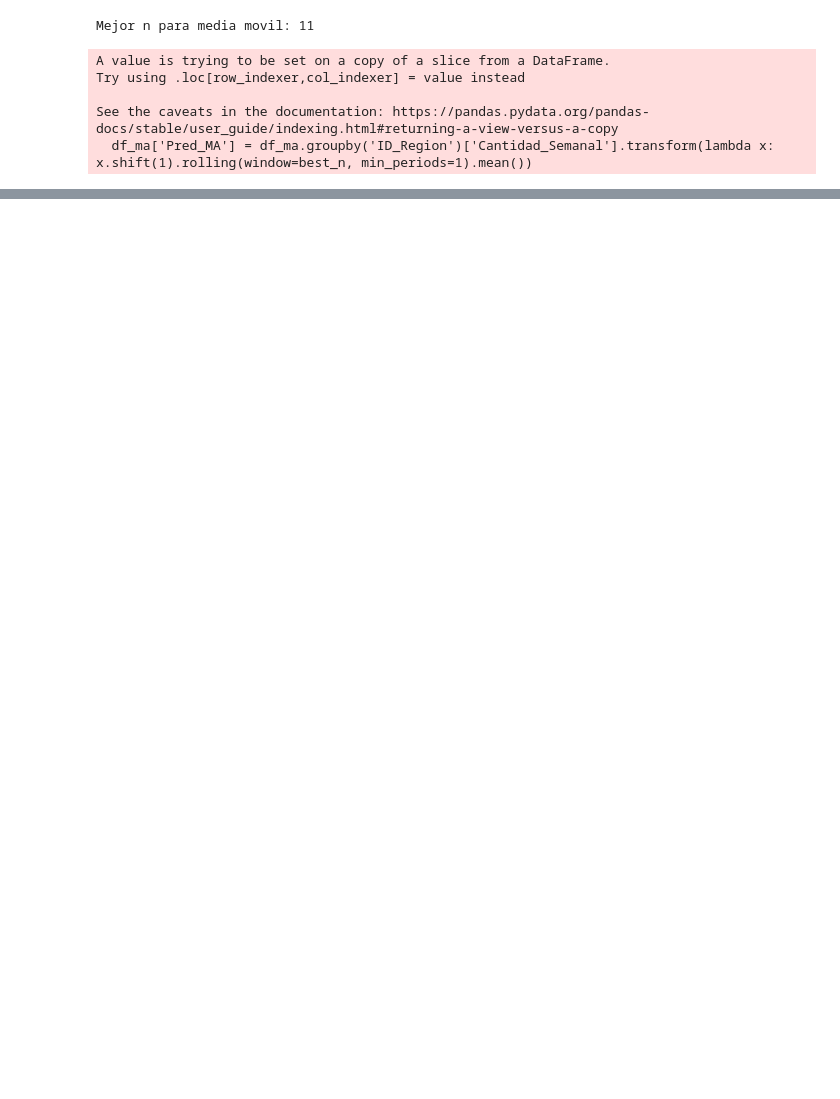
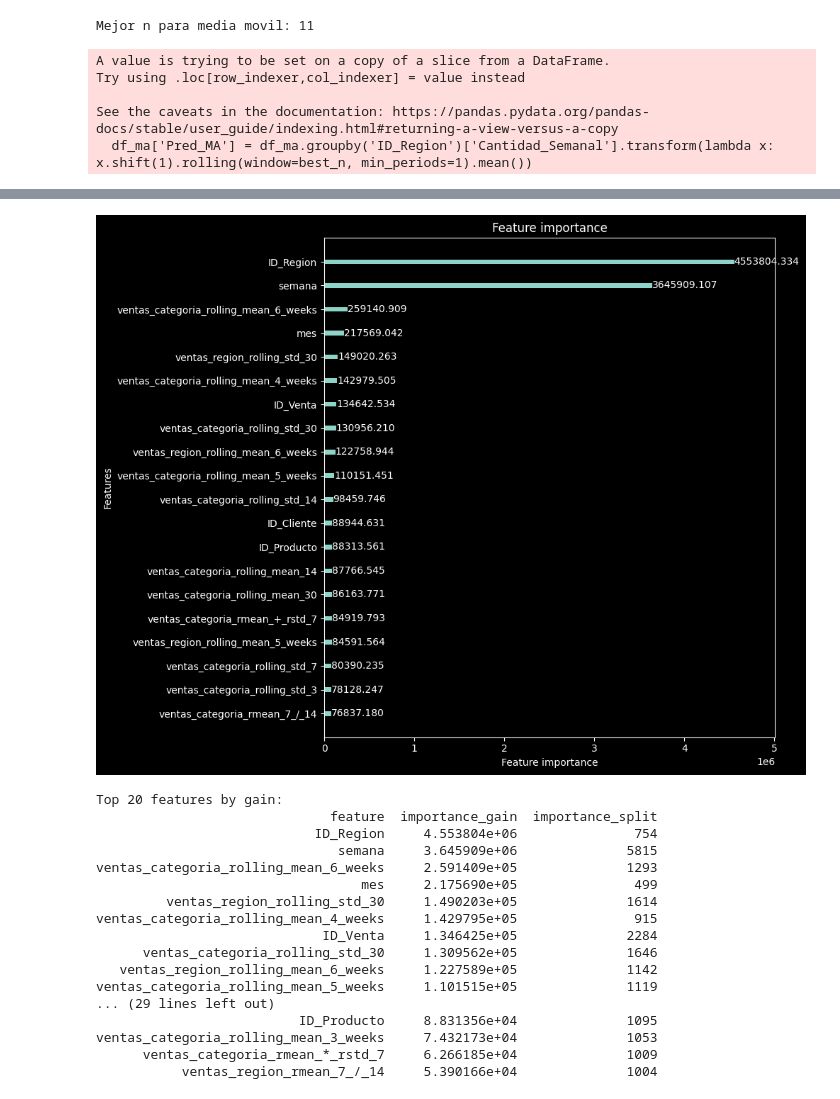
Before and after one commit to MarcosSaade/AnalisisVentas, a Jupyter notebook: notebooks/modelado-predictivo.ipynb, the cells around one changed output, grey strips where cells are left out. Saved outputs shown, nothing was run; the diff lists cells and outputs as text; code cells hidden in the pictures; blank space fills up the shorter version.

```diff
--- a/notebooks/modelado-predictivo.ipynb
+++ b/notebooks/modelado-predictivo.ipynb
@@ -244,3 +263,47 @@ for region in df['Region'].unique():
+# %%
+# Feature importance
+fig, ax = plt.subplots(figsize=(10, 8))
+lgb.plot_importance(lgbm_model, importance_type='gain', max_num_features=20, grid=False, ax=ax)
+plt.tight_layout()
+plt.savefig('../reports/images/feature_importance.png', dpi=300, bbox_inches='tight')
+plt.show()
+
+# Print LightGBM feature importances (gain and split) and SHAP importances if available
+feat_names = X_lgbm.columns
+
+imp_gain = lgbm_model.feature_importance(importance_type='gain')
+imp_split = lgbm_model.feature_importance(importance_type='split')
+
+imp_df = pd.DataFrame({
+    'feature': feat_names,
+    'importance_gain': imp_gain,
+    'importance_split': imp_split
+}).sort_values('importance_gain', ascending=False).reset_index(drop=True)
+
+print("Top 20 features by gain:")
+print(imp_df.head(20).to_string(index=False))
+
+print("\nTop 20 features by split:")
+print(imp_df.sort_values('importance_split', ascending=False).head(20).to_string(index=False))
+# %% [output]
+[figure, added]
+Top 20 features by gain:
+                              feature  importance_gain  importance_split
+                            ID_Region     4.553804e+06               754
+                               semana     3.645909e+06              5815
+ventas_categoria_rolling_mean_6_weeks     2.591409e+05              1293
+                                  mes     2.175690e+05               499
+         ventas_region_rolling_std_30     1.490203e+05              1614
+ventas_categoria_rolling_mean_4_weeks     1.429795e+05               915
+                             ID_Venta     1.346425e+05              2284
+      ventas_categoria_rolling_std_30     1.309562e+05              1646
+   ventas_region_rolling_mean_6_weeks     1.227589e+05              1142
+ventas_categoria_rolling_mean_5_weeks     1.101515e+05              1119
+... (29 lines left out)
+                          ID_Producto     8.831356e+04              1095
+ventas_categoria_rolling_mean_3_weeks     7.432173e+04              1053
+      ventas_categoria_rmean_*_rstd_7     6.266185e+04              1009
+           ventas_region_rmean_7_/_14     5.390166e+04              1004
 # %%
 # Guardamos el df final con fecha, region, categoria, cantidad semanal y cantidad predicha
 df_pred = df[['Fecha', 'Region', 'Categoria', 'Cantidad_Semanal', 'Cantidad_Predicha']]
```
Also changed, not shown: parts of 4 cells of this notebook, 25 other files.
